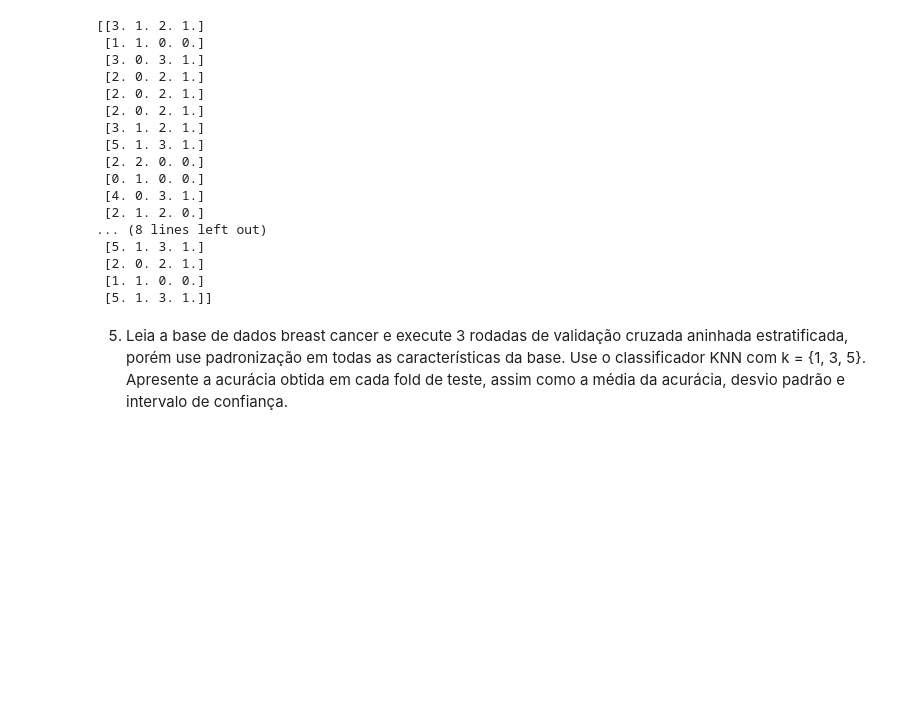
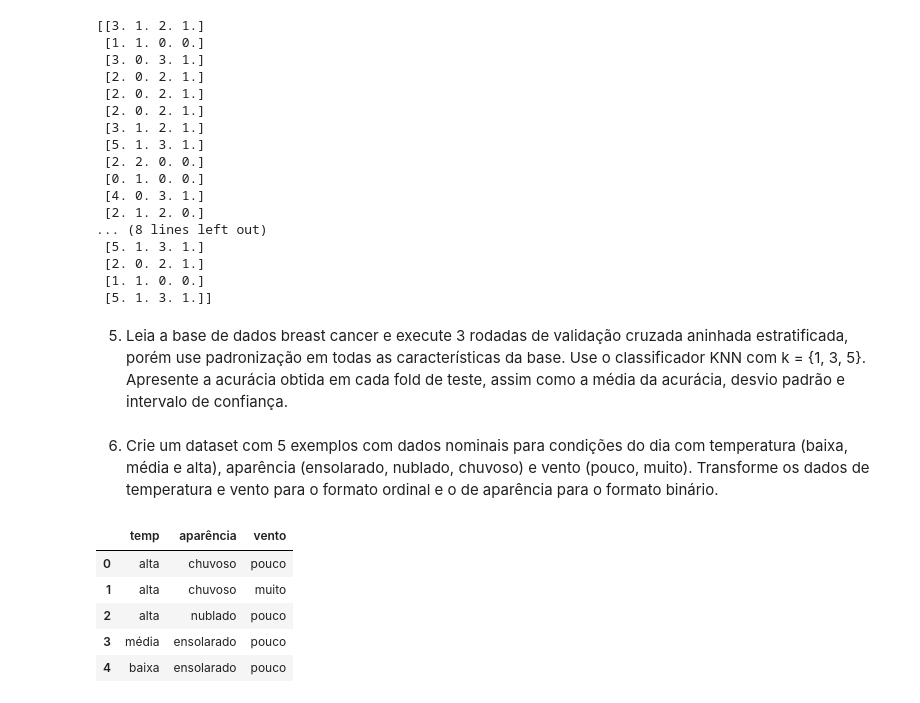
Before and after one commit to rtmonteiro/ia-2023-1, a Jupyter notebook: lab4.ipynb, the cells around one changed output. Drawn from its saved outputs; the diff is of its cells as text; code cells hidden in the pictures; blank space fills up the shorter version.

```diff
--- a/lab4.ipynb
+++ b/lab4.ipynb
@@ -151,3 +169,25 @@ bc = datasets.load_breast_cancer()
 
 X_train, X_test, y_train, y_test = train_test_split(bc.data,
                     bc.target, test_size=0.4, random_state=0)
+# %% [markdown]
+6. Crie um dataset com 5 exemplos com dados nominais para condições do dia com temperatura (baixa, média e alta), aparência (ensolarado, nublado, chuvoso) e vento (pouco, muito). Transforme os dados de temperatura e vento para o formato ordinal e o de aparência para o formato binário.
+# %%
+import pandas as pd
+
+df = pd.DataFrame([
+    ['alta', 'chuvoso', 'pouco'],
+    ['alta', 'chuvoso', 'muito'],
+    ['alta', 'nublado', 'pouco'],
+    ['média', 'ensolarado', 'pouco'],
+    ['baixa', 'ensolarado', 'pouco']
+])
+
+df.columns = ['temp', 'aparência', 'vento']
+df
+# %% [output]
+|  | temp | aparência | vento |
+| 0 | alta | chuvoso | pouco |
+| 1 | alta | chuvoso | muito |
+| 2 | alta | nublado | pouco |
+| 3 | média | ensolarado | pouco |
+| 4 | baixa | ensolarado | pouco |
```
Also changed, not shown: parts of 15 cells of this notebook.
